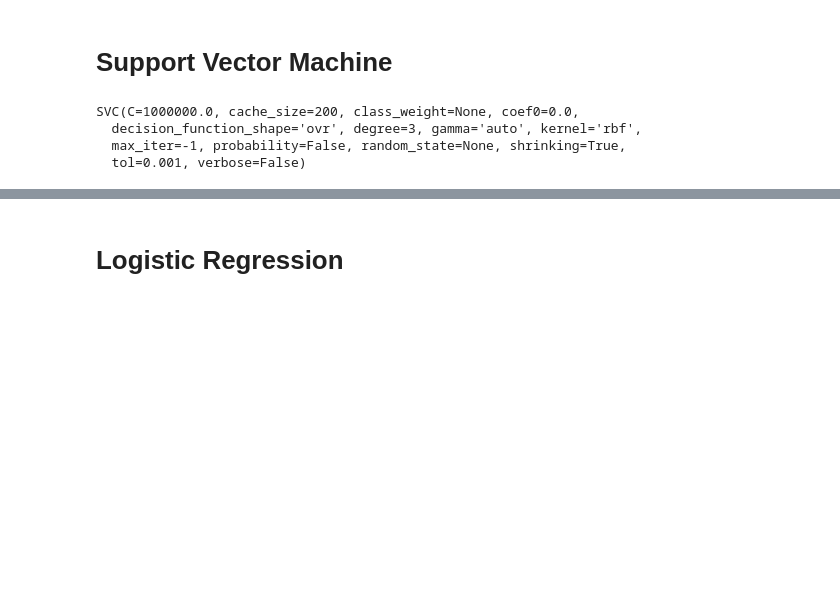
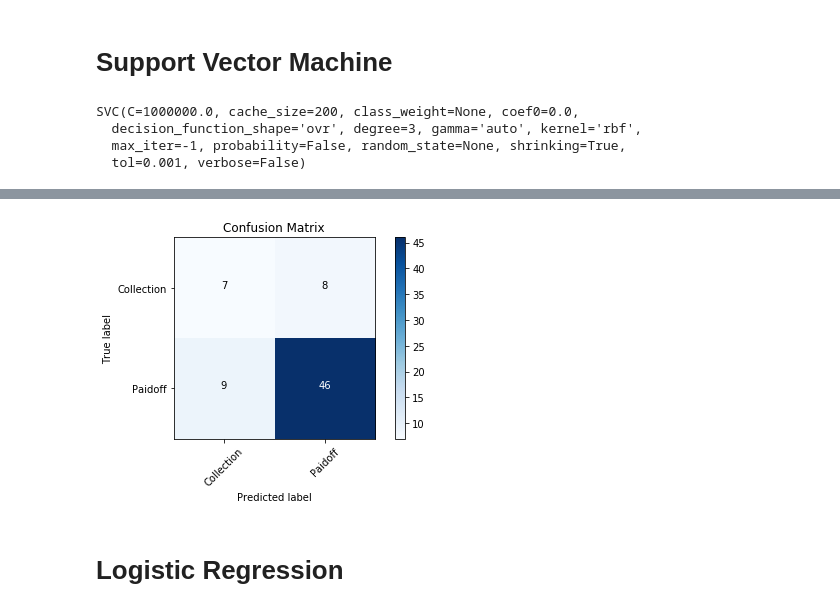
Before and after one commit to a4200/classification-algorithm, a Jupyter notebook: Data Science Notebook.ipynb, the cells around one changed output, grey strips where cells are left out. Cells and saved outputs as stored; diff of their text form; code cells hidden in the pictures; blank space fills up the shorter version.

```diff
--- a/Data Science Notebook.ipynb
+++ b/Data Science Notebook.ipynb
@@ -306,0 +355,8 @@ DecisionTreeClassifier(class_weight=None, criterion='entropy', max_depth=None,
+# %%
+#modeling of decision tree
+from sklearn.tree import DecisionTreeClassifier
+
+loan_status = DecisionTreeClassifier(criterion = 'entropy', max_depth = 4)
+loan_status
+
+loan_status.fit(X_train,y_train)
@@ -307,13 +385,17 @@ DecisionTreeClassifier(class_weight=None, criterion='entropy', max_depth=None,
 # %% [markdown]
 # Support Vector Machine
 # %%
-X = [[0, 0], [1, 1]]
-y = [0, 1]
+# training SVM model with rbf kernel
 from sklearn import svm
-clf = svm.SVC(kernel='rbf', C=1E6, gamma='auto')
-clf.fit(X, y)
+
+loan_clf = svm.SVC(kernel='rbf', C=1E6, gamma='auto')
+loan_clf.fit(X_train,y_train)
 # %% [output]
 SVC(C=1000000.0, cache_size=200, class_weight=None, coef0=0.0,
   decision_function_shape='ovr', degree=3, gamma='auto', kernel='rbf',
   max_iter=-1, probability=False, random_state=None, shrinking=True,
   tol=0.001, verbose=False)
+# %%
+# getting yhat prediction using X_test data
+yhat_SVM = loan_clf.predict(X_test)
+yhat_SVM[0:5]
@@ -319,0 +405,58 @@ SVC(C=1000000.0, cache_size=200, class_weight=None, coef0=0.0,
+# %%
+# Evaluation
+from sklearn.metrics import confusion_matrix, classification_report
+
+def plot_confusion_matrix(cm, classes,
+                          normalize=False,
+                          title='Confusion matrix',
+                          cmap=plt.cm.Blues):
+    """
+    This function prints and plots the confusion matrix.
+    Normalization can be applied by setting `normalize=True`.
+    """
+    if normalize:
+        cm = cm.astype('float') / cm.sum(axis=1)[:, np.newaxis]
+        print("Normalized confusion matrix")
+    else:
+        print('Confusion matrix, without normalization')
+
+    print(cm)
+
+    plt.imshow(cm, interpolation='nearest', cmap=cmap)
+    plt.title(title)
+    plt.colorbar()
+    tick_marks = np.arange(len(classes))
+    plt.xticks(tick_marks, classes, rotation=45)
+    plt.yticks(tick_marks, classes)
+
+    fmt = '.2f' if normalize else 'd'
+    thresh = cm.max() / 2.
+    for i, j in itertools.product(range(cm.shape[0]), range(cm.shape[1])):
+        plt.text(j, i, format(cm[i, j], fmt),
+                 horizontalalignment="center",
+                 color="white" if cm[i, j] > thresh else "black")
+
+    plt.tight_layout()
+    plt.ylabel('True label')
+    plt.xlabel('Predicted label')
+
+
+# compute confusion matrix
+cnf_matrix = confusion_matrix(y_test, yhat_SVM)
+np.set_printoptions(precision=2)
+
+print(classification_report(y_test,yhat_SVM))
+
+plt.figure()
+
+plot_confusion_matrix(cnf_matrix, classes=['Collection','Paidoff'], normalize = False, title= 'Confusion Matrix')
+
+from sklearn.metrics import f1_score
+F1_Score = f1_score(y_test, yhat_SVM, average = 'weighted')
+
+print("F1 score: ", F1_Score)
+
+from sklearn.metrics import jaccard_similarity_score
+jsc = jaccard_similarity_score(y_test,yhat)
+print("Jaccard Similarity Score: ", jsc)
+# %% [output]
@@ -320,3 +477,4 @@ SVC(C=1000000.0, cache_size=200, class_weight=None, coef0=0.0,
+[figure, added]
 # %% [markdown]
 # Logistic Regression
 # %%
```
Also changed, not shown: parts of 21 cells of this notebook.
